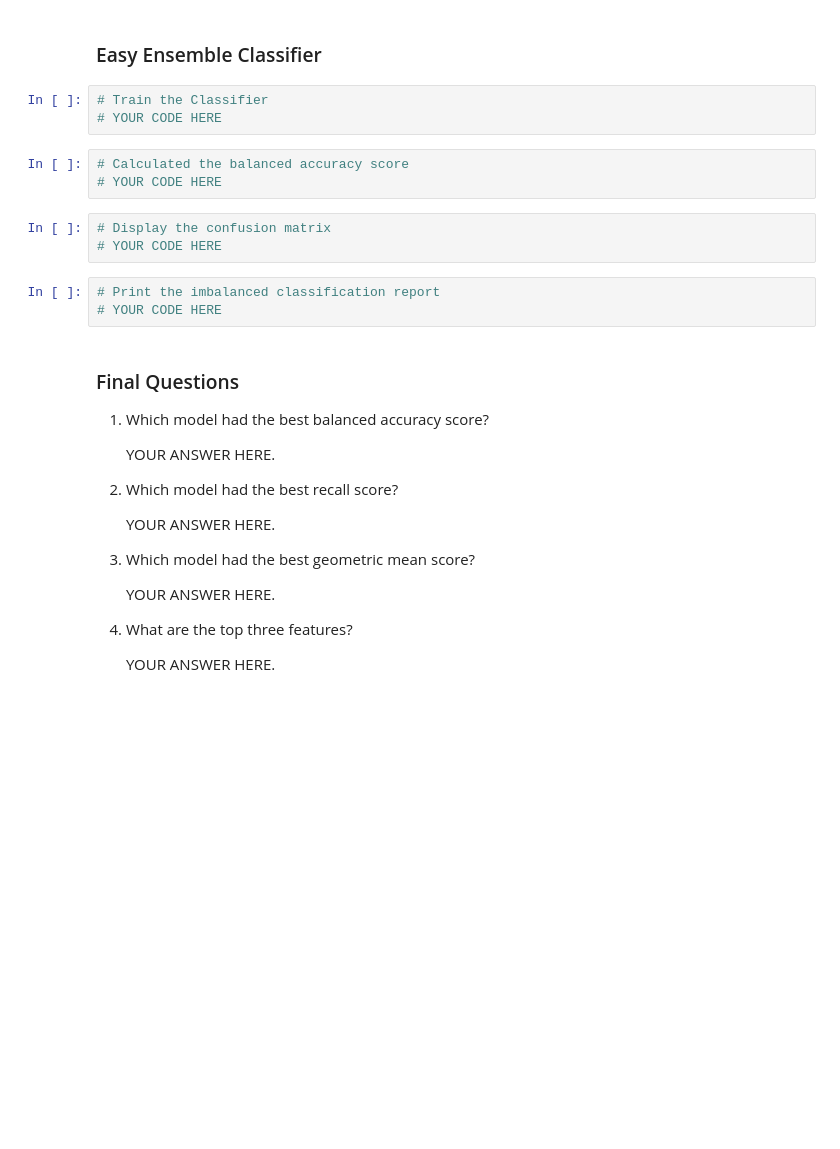
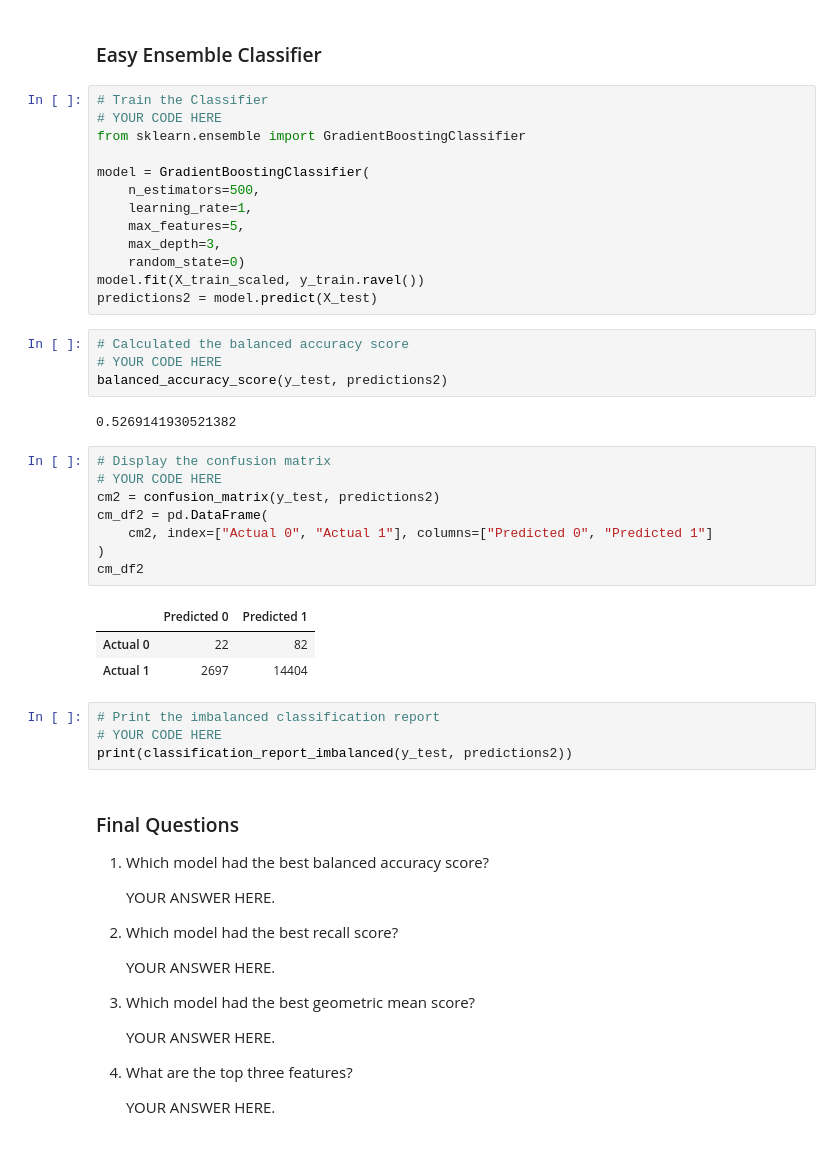
Before and after one commit to alexbeckham/Classification, a Jupyter notebook: credit_risk_ensemble_ALB.ipynb, the cells around one changed output. Drawn from its saved outputs; the diff is of its cells as text; blank space fills up the shorter version.

```diff
--- a/credit_risk_ensemble_ALB.ipynb
+++ b/credit_risk_ensemble_ALB.ipynb
@@ -130,17 +177,40 @@ Note: Use a random state of 1 for each algorithm to ensure consistency between t
 # %% [markdown]
 ### Easy Ensemble Classifier
+# %%
+# Train the Classifier
+# YOUR CODE HERE
+from sklearn.ensemble import GradientBoostingClassifier
+
+model = GradientBoostingClassifier(
+    n_estimators=500,
+    learning_rate=1,
+    max_features=5,
+    max_depth=3,
+    random_state=0)
+model.fit(X_train_scaled, y_train.ravel())
+predictions2 = model.predict(X_test)
 # %%
-# Train the Classifier
+# Calculated the balanced accuracy score
 # YOUR CODE HERE
+balanced_accuracy_score(y_test, predictions2)
+# %% [output]
+0.5269141930521382
+# %%
+# Display the confusion matrix
+# YOUR CODE HERE
+cm2 = confusion_matrix(y_test, predictions2)
+cm_df2 = pd.DataFrame(
+    cm2, index=["Actual 0", "Actual 1"], columns=["Predicted 0", "Predicted 1"]
+)
+cm_df2
+# %% [output]
+|  | Predicted 0 | Predicted 1 |
+| Actual 0 | 22 | 82 |
+| Actual 1 | 2697 | 14404 |
 # %%
-# Calculated the balanced accuracy score
+# Print the imbalanced classification report
 # YOUR CODE HERE
+print(classification_report_imbalanced(y_test, predictions2))
-# %%
-# Display the confusion matrix
-# YOUR CODE HERE
-# %%
-# Print the imbalanced classification report
-# YOUR CODE HERE
 # %% [markdown]
 ### Final Questions
 
```
Also changed, not shown: parts of 8 cells of this notebook, 1 other file.
